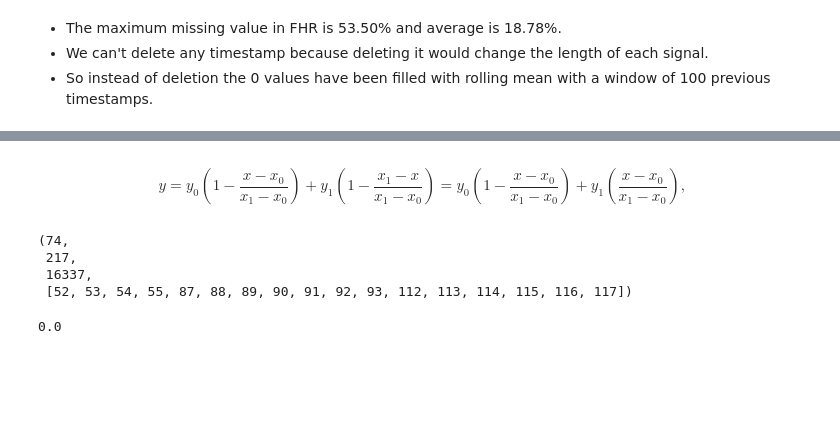
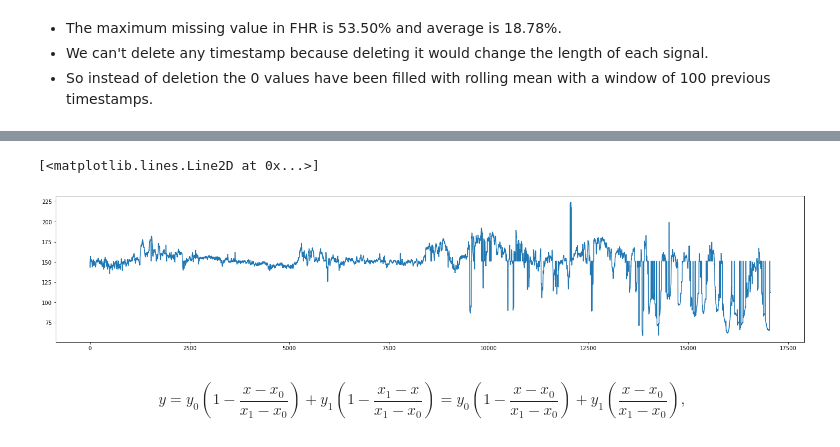
Before and after one commit to igeor/Cardiotocographic-Signal-Classification-based-on-Heart-Rate-Variability, a Jupyter notebook: analysis.ipynb, the cells around one changed output, grey strips where cells are left out. Saved outputs shown, nothing was run; the diff lists cells and outputs as text; code cells hidden in the pictures; blank space fills up the shorter version.

```diff
--- a/analysis.ipynb
+++ b/analysis.ipynb
@@ -355,3 +250,14 @@ zeros, non_zeros
+# %%
+for row_i , fhr in data_frame['Fhr'].iteritems():
+    median = fhr.median()
+    data_frame.iloc[row_i]['Fhr'] = fhr.mask(fhr > median * 0.25, median)
+    data_frame.iloc[row_i]['Fhr'] = fhr.mask(fhr < median * 0.25, median)
+# %%
+fig,ax = plt.subplots(1,1, figsize=(25,5))
+ax.plot(data_frame.iloc[0]['Fhr'])
+# %% [output]
+[<matplotlib.lines.Line2D at 0x...>]
+[figure, added]
 # %%
 %%latex
 $$ {\displaystyle y=y_{0}\left(1-{\frac {x-x_{0}}{x_{1}-x_{0}}}\right)+y_{1}\left(1-{\frac {x_{1}-x}{x_{1}-x_{0}}}\right)=y_{0}\left(1-{\frac {x-x_{0}}{x_{1}-x_{0}}}\right)+y_{1}\left({\frac {x-x_{0}}{x_{1}-x_{0}}}\right),} $$
@@ -366,24 +265,0 @@ def lin_interp(x0,x1,y0,y1,x):
-# %%
-consecutive_zeros = 0
-max_consecutive_zeros = 0
-max_i = 0
-zeros = list()
-for i, item in Fhr.iteritems():
-    if(item == 0):
-        consecutive_zeros += 1
-        zeros.append(i)
-    else:
-        if(max_consecutive_zeros < consecutive_zeros):
-            max_consecutive_zeros = consecutive_zeros
-            max_i = i
-        consecutive_zeros = 0
-consecutive_zeros, max_consecutive_zeros, max_i, zeros[:17]
-# %% [output]
-(74,
- 217,
- 16337,
- [52, 53, 54, 55, 87, 88, 89, 90, 91, 92, 93, 112, 113, 114, 115, 116, 117])
-# %%
-Fhr[52]
-# %% [output]
-0.0
```
Also changed, not shown: parts of 19 cells of this notebook.
